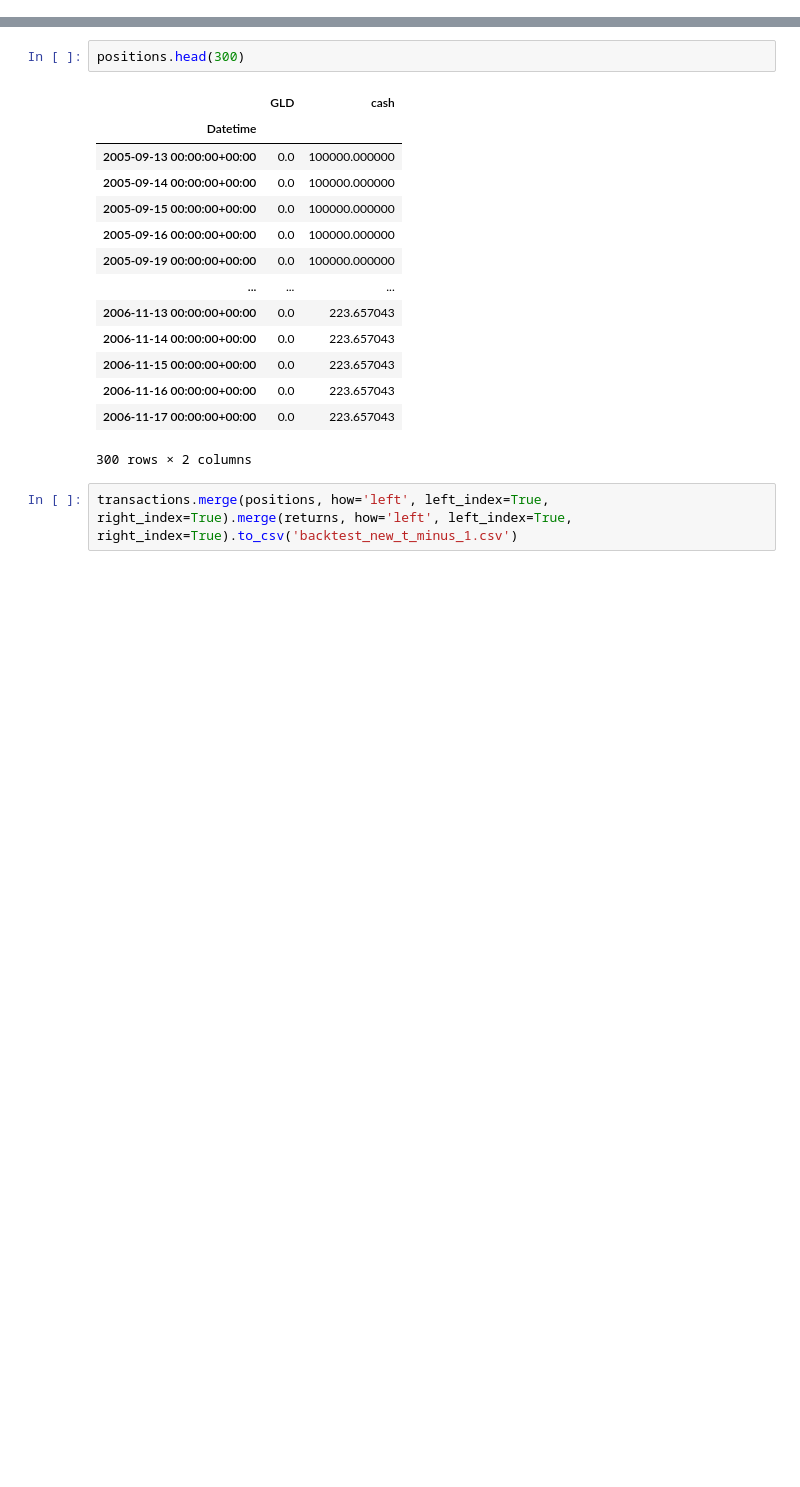
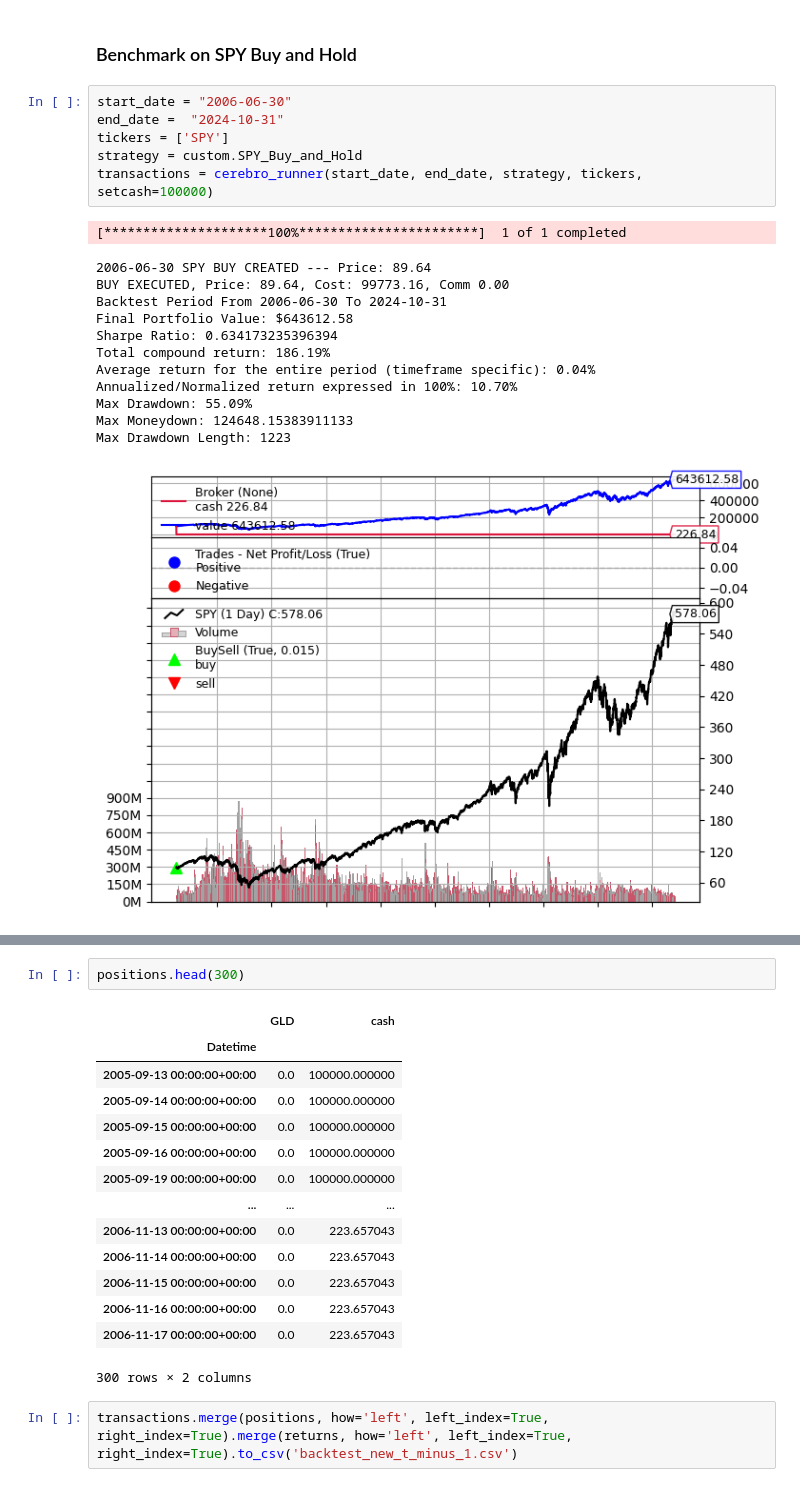
Before and after one commit to Lillian1228/quant_strategies, a Jupyter notebook: notebooks/sma_backtest.ipynb, the cells around one changed output, grey strips where cells are left out. Cells and saved outputs as stored; diff of their text form; blank space fills up the shorter version.

```diff
--- a/notebooks/sma_backtest.ipynb
+++ b/notebooks/sma_backtest.ipynb
@@ -290,0 +204,22 @@ transactions.to_csv('backtest_old.csv')
+# %% [markdown]
+### Benchmark on SPY Buy and Hold
+# %%
+start_date = "2006-06-30"
+end_date =  "2024-10-31"
+tickers = ['SPY']
+strategy = custom.SPY_Buy_and_Hold
+transactions = cerebro_runner(start_date, end_date, strategy, tickers, setcash=100000)
+# %% [output]
+[*********************100%***********************]  1 of 1 completed
+2006-06-30 SPY BUY CREATED --- Price: 89.64
+BUY EXECUTED, Price: 89.64, Cost: 99773.16, Comm 0.00
+Backtest Period From 2006-06-30 To 2024-10-31
+Final Portfolio Value: $643612.58
+Sharpe Ratio: 0.634173235396394
+Total compound return: 186.19%
+Average return for the entire period (timeframe specific): 0.04%
+Annualized/Normalized return expressed in 100%: 10.70%
+Max Drawdown: 55.09%
+Max Moneydown: 124648.15383911133
+Max Drawdown Length: 1223
+[figure, added]
```
Also changed, not shown: parts of 20 cells of this notebook, 2 other files.
